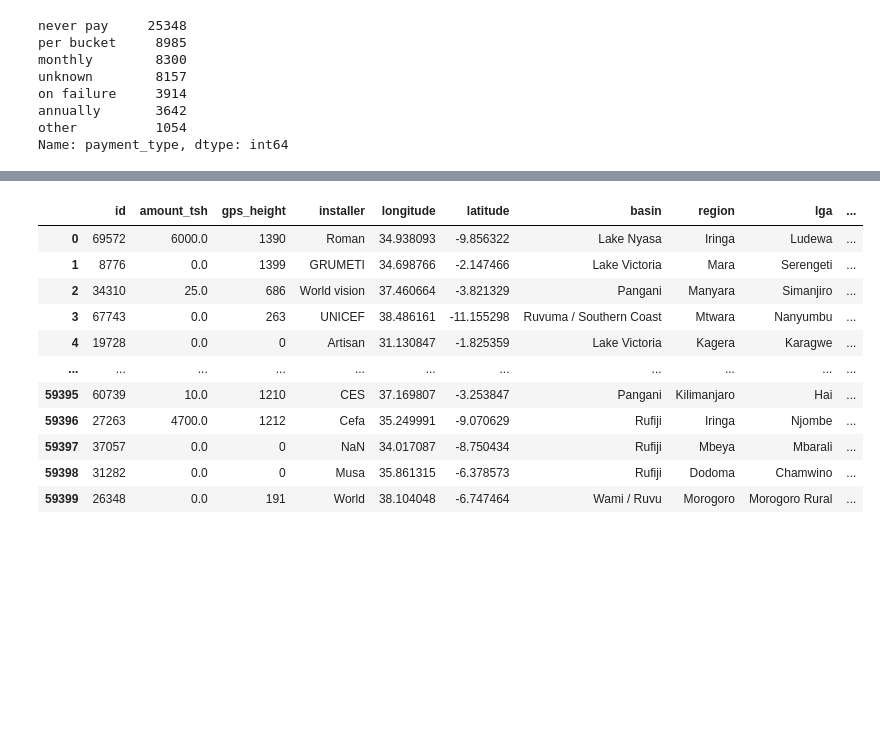
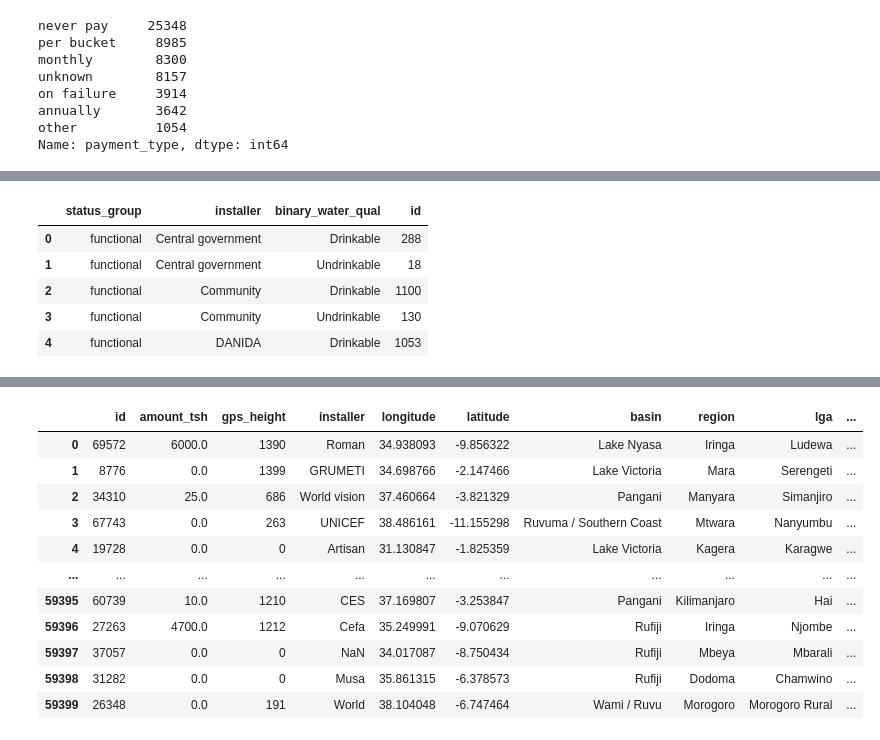
Before and after one commit to wasih790/Project_3_Tanzanian_Water_Wells, a Jupyter notebook: Data Wranging/Data Plotting EDA.ipynb, the cells around one changed output, grey strips where cells are left out. Cells and saved outputs as stored; diff of their text form; code cells hidden in the pictures; blank space fills up the shorter version.

```diff
--- a/Data Wranging/Data Plotting EDA.ipynb
+++ b/Data Wranging/Data Plotting EDA.ipynb
@@ -237,0 +329,3 @@ Name: payment_type, dtype: int64
+# %%
+df['installer'].fillna(value='Unknown',inplace=True)  # filling null values with unknown
+df['installer'].replace(to_replace = '0', value ='Unknown' , inplace=True) # filling 0 values with unknown
@@ -237,0 +376,14 @@ Name: payment_type, dtype: int64
+# %%
+# continue to replacing spellin mistakes and getting together values
+df['installer'].replace(to_replace = ('Colonial Government') , value ='Colonial government' , inplace=True)
+df['installer'].replace(to_replace = ('Government of Misri') , value ='Misri Government' , inplace=True)
+df['installer'].replace(to_replace = ('Italy government') , value ='Italian government' , inplace=True)
+df['installer'].replace(to_replace = ('British colonial government') , value ='British government' , inplace=True)
+df['installer'].replace(to_replace = ('Concern /government') , value ='Concern/Government' , inplace=True)
+df['installer'].replace(to_replace = ('Village Government') , value ='Village government' , inplace=True)
+df['installer'].replace(to_replace = ('Government and Community') , value ='Government /Community' , inplace=True)
+df['installer'].replace(to_replace = ('Cetral government /RC') , value ='RC church/Central Gover' , inplace=True)
+df['installer'].replace(to_replace = ('Government /TCRS','Government/TCRS') , value ='TCRS /Government' , inplace=True)
+df['installer'].replace(to_replace = ('ADRA /Government') , value ='ADRA/Government' , inplace=True)
+# %%
+ins = list(df['installer'].value_counts().head(10).index)
@@ -237,0 +403,12 @@ Name: payment_type, dtype: int64
+# %%
+install = df.loc[df['installer'].isin(ins)]
+# %%
+n = install.groupby(['status_group', 'installer', 'binary_water_qual']).count()['id'].reset_index()
+n.head()
+# %% [output]
+|  | status_group | installer | binary_water_qual | id |
+| 0 | functional | Central government | Drinkable | 288 |
+| 1 | functional | Central government | Undrinkable | 18 |
+| 2 | functional | Community | Drinkable | 1100 |
+| 3 | functional | Community | Undrinkable | 130 |
+| 4 | functional | DANIDA | Drinkable | 1053 |
```
Also changed, not shown: parts of 19 cells of this notebook.
